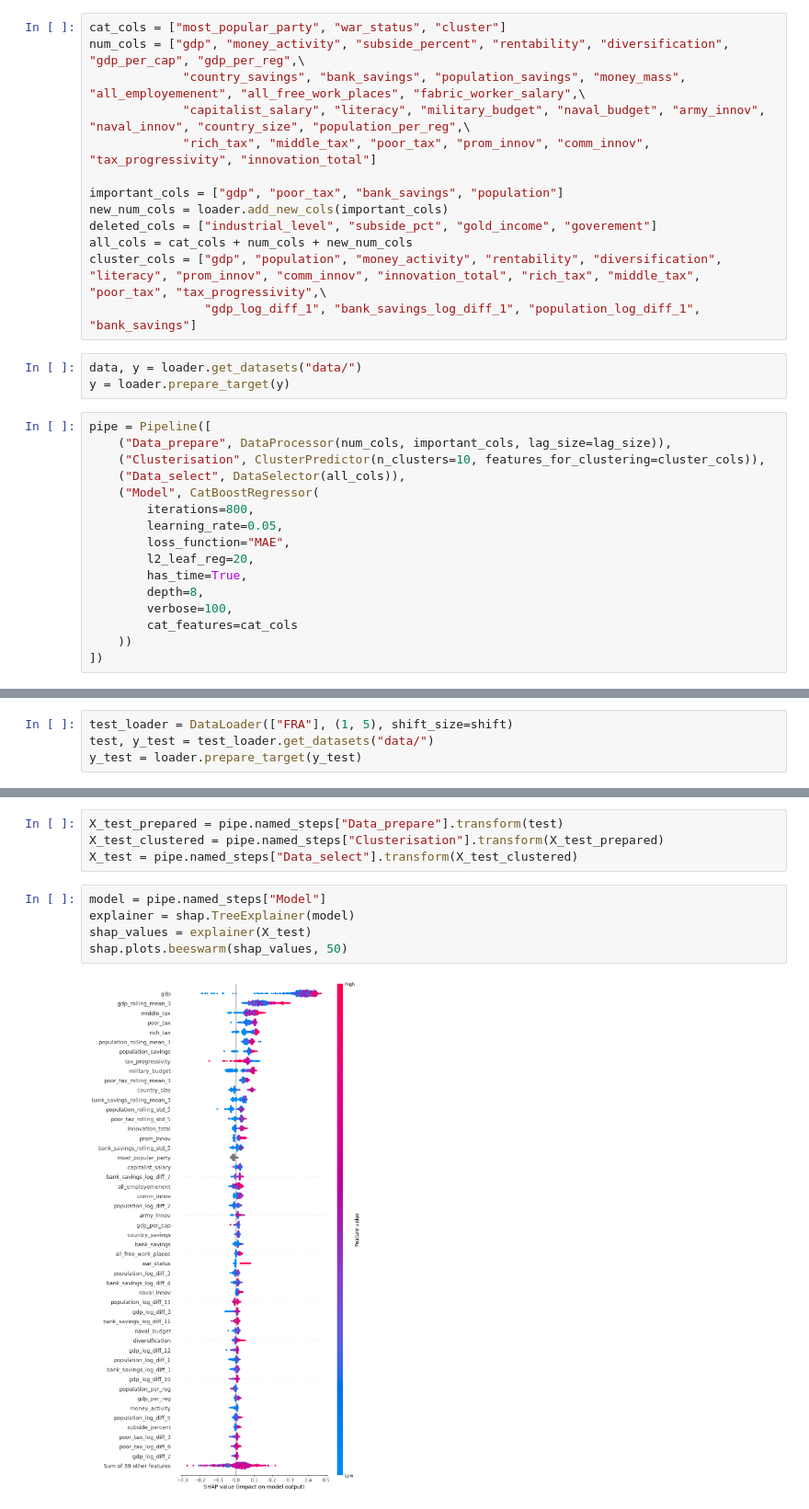
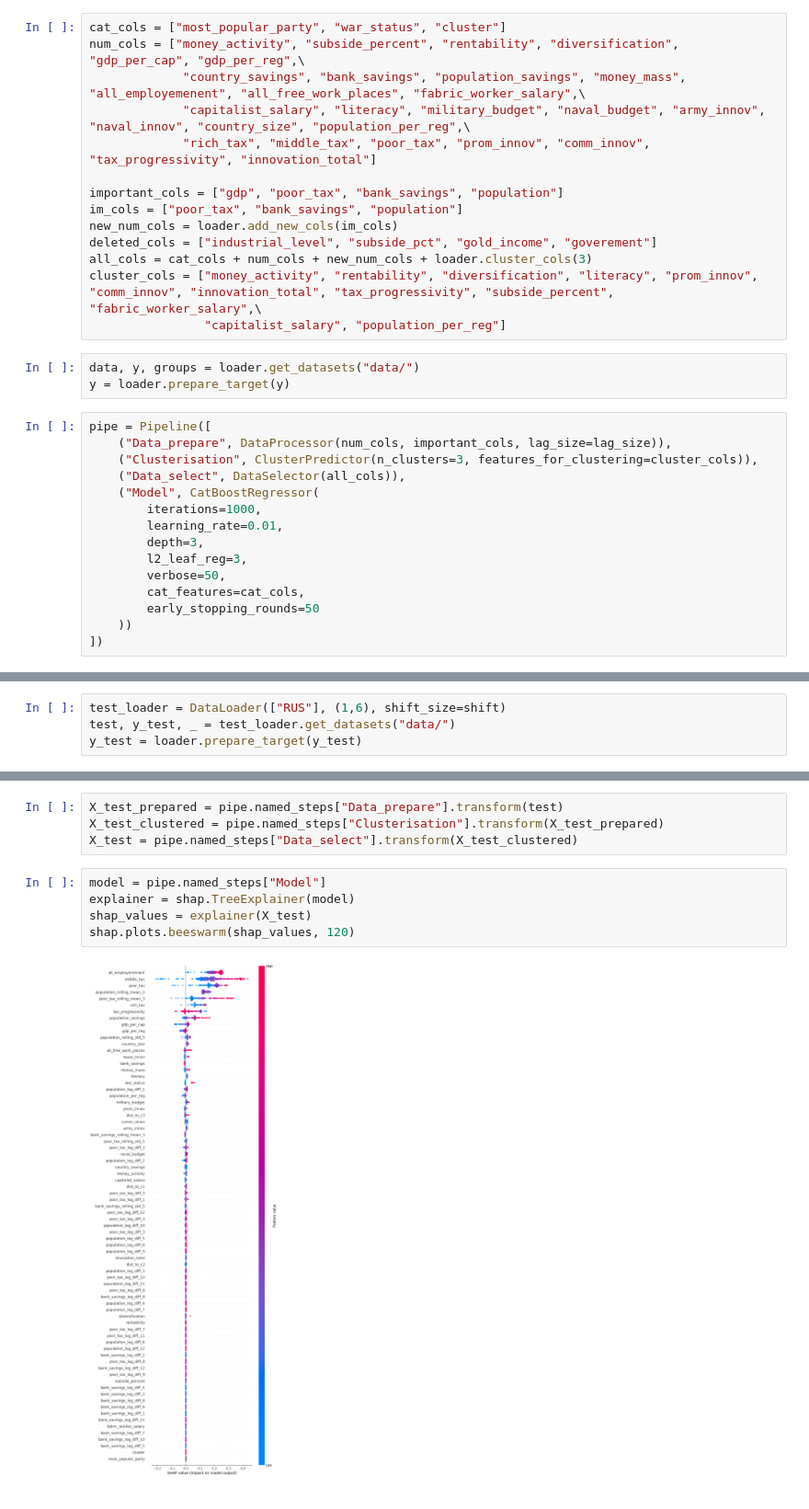
Before and after one commit to max12G/vic2-save, a Jupyter notebook: model/training.ipynb, the cells around one changed output, grey strips where cells are left out. Shown at 92% size. Saved outputs shown, nothing was run; the diff lists cells and outputs as text.

```diff
--- a/model/training.ipynb
+++ b/model/training.ipynb
@@ -140,33 +159,33 @@ loader = DataLoader(["ENG", "USA", "RUS", "AUS", "CHI", "BEL", "PRU", "SWE", "FR
 # %%
 cat_cols = ["most_popular_party", "war_status", "cluster"]
-num_cols = ["gdp", "money_activity", "subside_percent", "rentability", "diversification", "gdp_per_cap", "gdp_per_reg",\
+num_cols = ["money_activity", "subside_percent", "rentability", "diversification", "gdp_per_cap", "gdp_per_reg",\
              "country_savings", "bank_savings", "population_savings", "money_mass", "all_employemenent", "all_free_work_places", "fabric_worker_salary",\
              "capitalist_salary", "literacy", "military_budget", "naval_budget", "army_innov", "naval_innov", "country_size", "population_per_reg",\
              "rich_tax", "middle_tax", "poor_tax", "prom_innov", "comm_innov", "tax_progressivity", "innovation_total"]
 
 important_cols = ["gdp", "poor_tax", "bank_savings", "population"]
-new_num_cols = loader.add_new_cols(important_cols)
+im_cols = ["poor_tax", "bank_savings", "population"]
+new_num_cols = loader.add_new_cols(im_cols)
 deleted_cols = ["industrial_level", "subside_pct", "gold_income", "goverement"]
-all_cols = cat_cols + num_cols + new_num_cols
-cluster_cols = ["gdp", "population", "money_activity", "rentability", "diversification", "literacy", "prom_innov", "comm_innov", "innovation_total", "rich_tax", "middle_tax", "poor_tax", "tax_progressivity",\
-                "gdp_log_diff_1", "bank_savings_log_diff_1", "population_log_diff_1", "bank_savings"]
+all_cols = cat_cols + num_cols + new_num_cols + loader.cluster_cols(3)
+cluster_cols = ["money_activity", "rentability", "diversification", "literacy", "prom_innov", "comm_innov", "innovation_total", "tax_progressivity", "subside_percent", "fabric_worker_salary",\
+                "capitalist_salary", "population_per_reg"]
 # %%
-data, y = loader.get_datasets("data/")
+data, y, groups = loader.get_datasets("data/")
 y = loader.prepare_target(y)
 # %%
 pipe = Pipeline([
     ("Data_prepare", DataProcessor(num_cols, important_cols, lag_size=lag_size)),
-    ("Clusterisation", ClusterPredictor(n_clusters=10, features_for_clustering=cluster_cols)),
+    ("Clusterisation", ClusterPredictor(n_clusters=3, features_for_clustering=cluster_cols)),
     ("Data_select", DataSelector(all_cols)),
     ("Model", CatBoostRegressor(
-        iterations=800,
-        learning_rate=0.05,
-        loss_function="MAE",
-        l2_leaf_reg=20,
-        has_time=True,
-        depth=8,
-        verbose=100,
-        cat_features=cat_cols
+        iterations=1000,
+        learning_rate=0.01,
+        depth=3,
+        l2_leaf_reg=3,
+        verbose=50,
+        cat_features=cat_cols,
+        early_stopping_rounds=50
     ))
 ])
 # %%
@@ -203,4 +230,4 @@ Pipeline(steps=[('Data_prepare',
 # %%
-test_loader = DataLoader(["FRA"], (1, 5), shift_size=shift)
-test, y_test = test_loader.get_datasets("data/")
+test_loader = DataLoader(["RUS"], (1,6), shift_size=shift)
+test, y_test, _ = test_loader.get_datasets("data/")
 y_test = loader.prepare_target(y_test)
@@ -327,10 +453,10 @@ X_test = pipe.named_steps["Data_select"].transform(X_test_clustered)
 # %%
 model = pipe.named_steps["Model"]
 explainer = shap.TreeExplainer(model)
 shap_values = explainer(X_test)
-shap.plots.beeswarm(shap_values, 50)
+shap.plots.beeswarm(shap_values, 120)
 # %% [output]
-[figure, old version]
+[figure, new version]
 # %%
 stats = Stats(pipe, data)
 stats.model_score()
```
Also changed, not shown: parts of 17 cells of this notebook, 3 other files.
